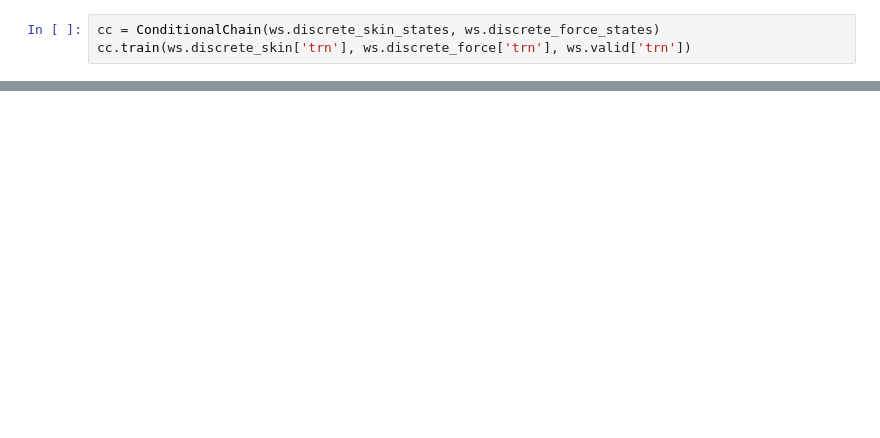
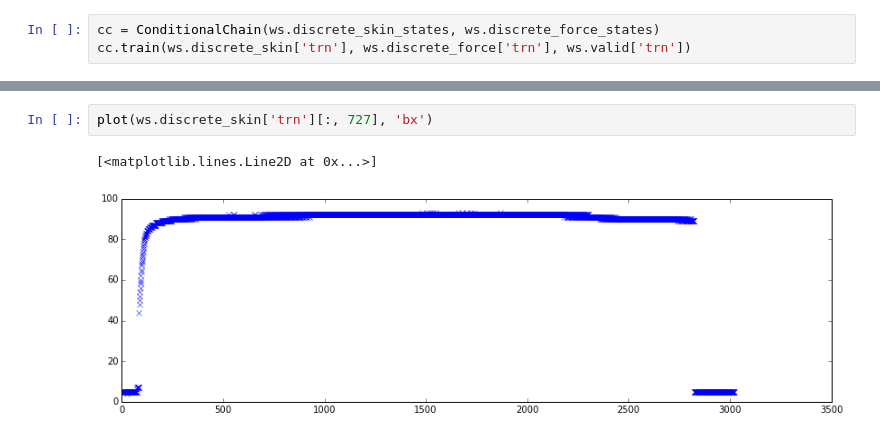
Before and after one commit to surban/ml, a Jupyter notebook: notebooks/Skin-Chain.ipynb, the cells around one changed output, grey strips where cells are left out. Drawn from its saved outputs; the diff is of its cells as text; blank space fills up the shorter version.

```diff
--- a/notebooks/Skin-Chain.ipynb
+++ b/notebooks/Skin-Chain.ipynb
@@ -108,0 +99,5 @@ plot(s, 'b')
+# %%
+plot(ws.discrete_skin['trn'][:, 727], 'bx')
+# %% [output]
+[<matplotlib.lines.Line2D at 0x...>]
+[figure, added]
```
Also changed, not shown: parts of 6 cells of this notebook, 5 other files.
